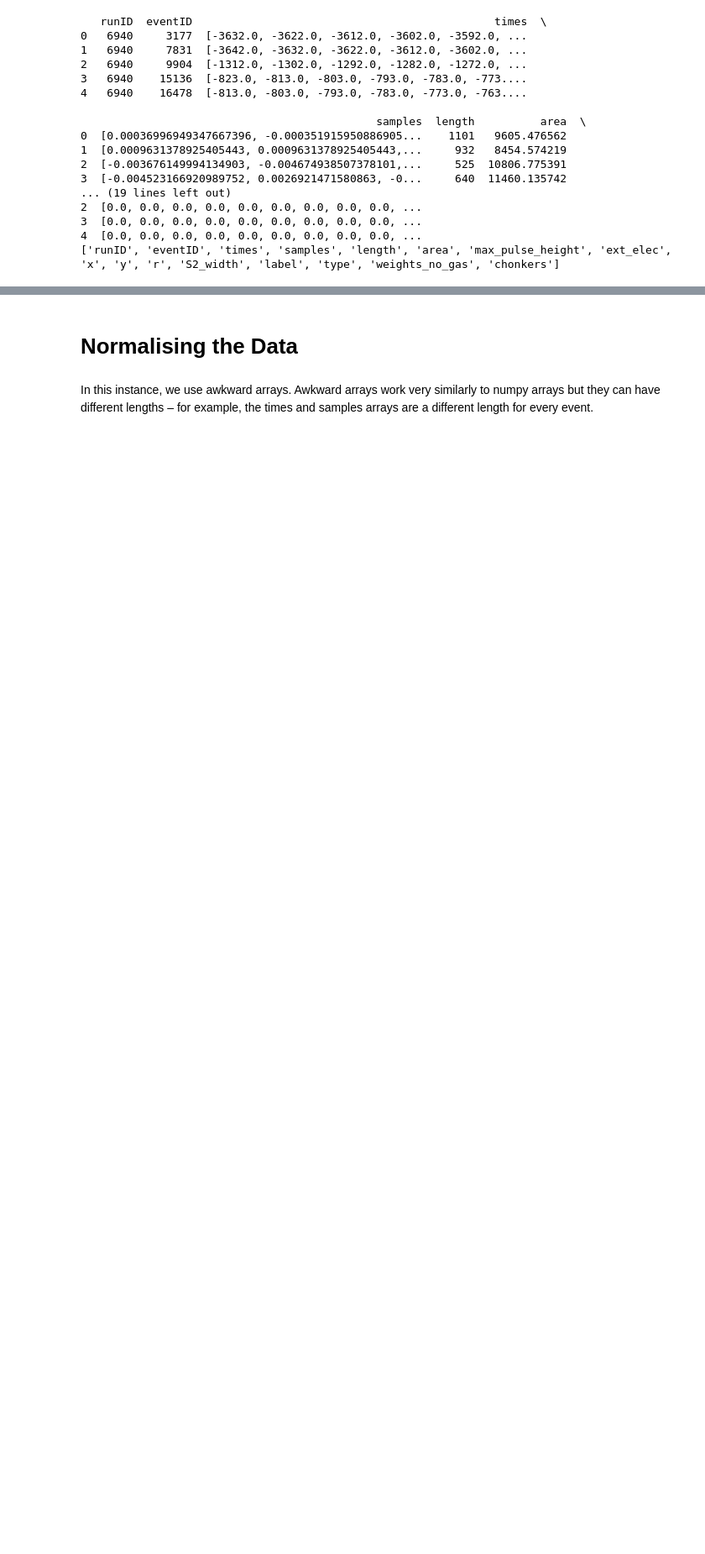
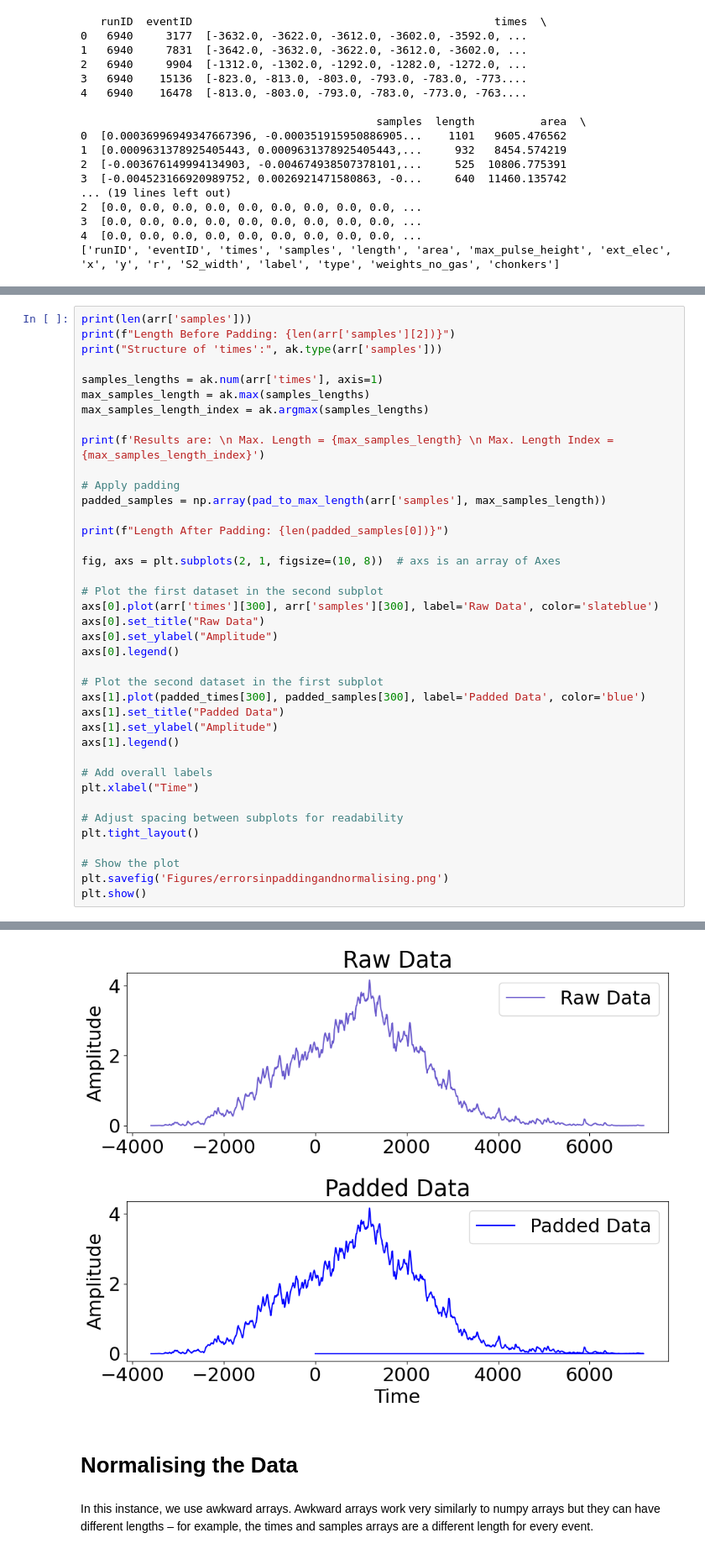
Before and after one commit to mojomixmaster/MSCIProject, a Jupyter notebook: FeatureEngineeringVisualisation.ipynb, the cells around one changed output, grey strips where cells are left out. Shown: that part at 84% size. Cells and saved outputs as stored; diff of their text form; blank space fills up the shorter version.

```diff
--- a/FeatureEngineeringVisualisation.ipynb
+++ b/FeatureEngineeringVisualisation.ipynb
@@ -62,0 +110,40 @@ print(arr.fields) #analogous to df.columns.tolist()
+# %%
+print(len(arr['samples']))
+print(f"Length Before Padding: {len(arr['samples'][2])}")
+print("Structure of 'times':", ak.type(arr['samples']))
+
+samples_lengths = ak.num(arr['times'], axis=1)
+max_samples_length = ak.max(samples_lengths)
+max_samples_length_index = ak.argmax(samples_lengths)
+
+print(f'Results are: \n Max. Length = {max_samples_length} \n Max. Length Index = {max_samples_length_index}')
+
+# Apply padding
+padded_samples = np.array(pad_to_max_length(arr['samples'], max_samples_length))
+
+print(f"Length After Padding: {len(padded_samples[0])}")
+
+fig, axs = plt.subplots(2, 1, figsize=(10, 8))  # axs is an array of Axes
+
+# Plot the first dataset in the second subplot
+axs[0].plot(arr['times'][300], arr['samples'][300], label='Raw Data', color='slateblue')
+axs[0].set_title("Raw Data")
+axs[0].set_ylabel("Amplitude")
+axs[0].legend()
+
+# Plot the second dataset in the first subplot
+axs[1].plot(padded_times[300], padded_samples[300], label='Padded Data', color='blue')
+axs[1].set_title("Padded Data")
+axs[1].set_ylabel("Amplitude")
+axs[1].legend()
+
+# Add overall labels
+plt.xlabel("Time")
+
+# Adjust spacing between subplots for readability
+plt.tight_layout()
+
+# Show the plot
+plt.savefig('Figures/errorsinpaddingandnormalising.png')
+plt.show()
+# %% [output]
@@ -63,3 +157,4 @@ print(arr.fields) #analogous to df.columns.tolist()
+[figure, added]
 # %% [markdown]
 # Normalising the Data
 # %% [markdown]
```
Also changed, not shown: parts of 45 cells of this notebook, 5 other files.
